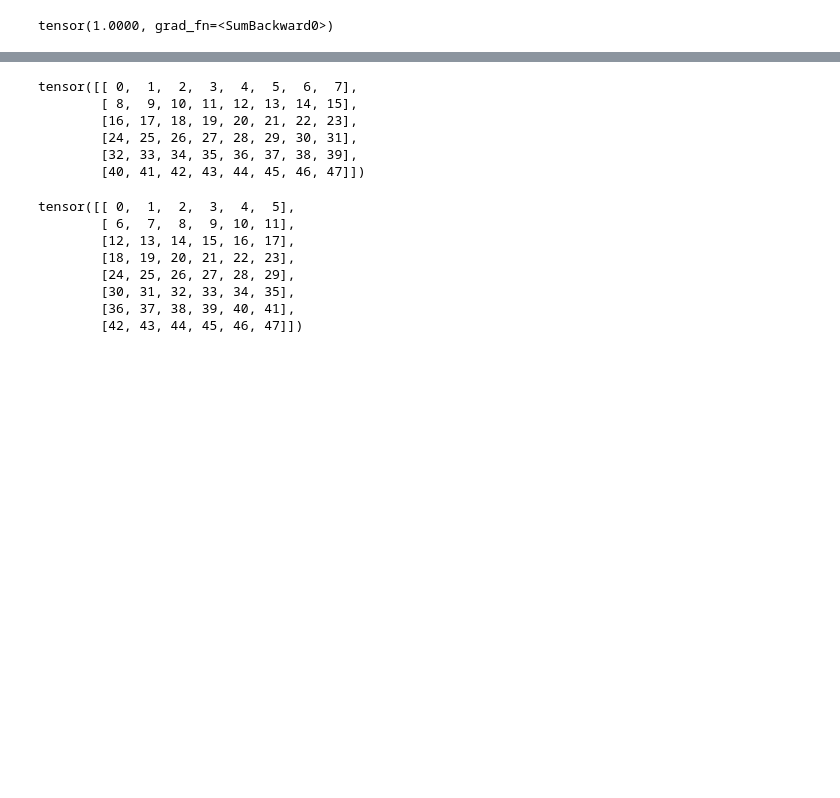
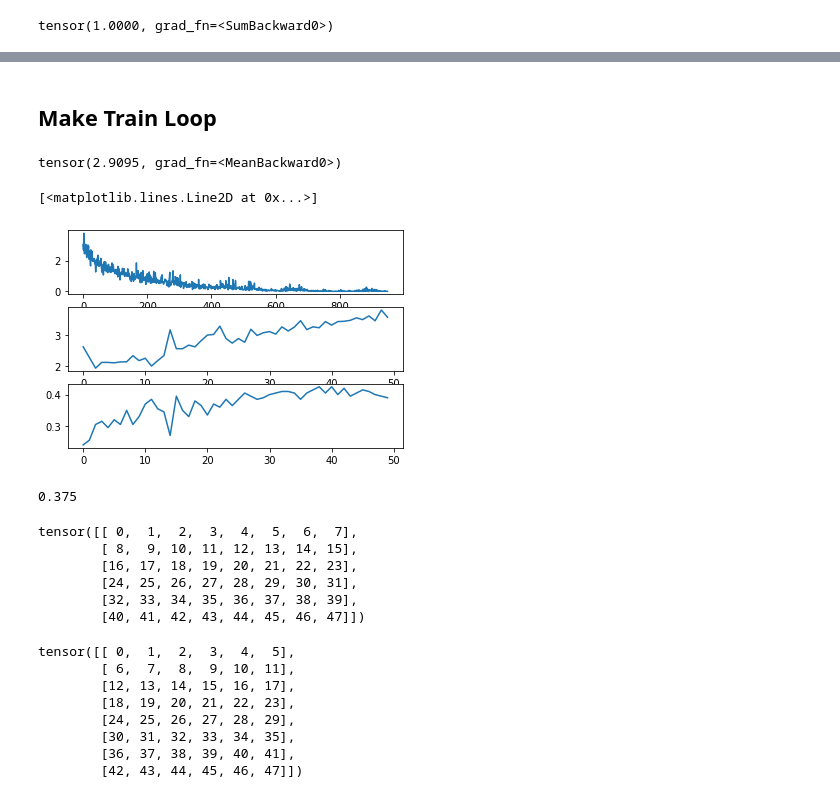
Before and after one commit to jdasam/ant5015-2022Spring, a Jupyter notebook: 4th week live coding.ipynb, the cells around one changed output, grey strips where cells are left out. Cells and saved outputs as stored; diff of their text form; code cells hidden in the pictures; blank space fills up the shorter version.

```diff
--- a/4th week live coding.ipynb
+++ b/4th week live coding.ipynb
@@ -296,10 +278,0 @@ tensor(2.9095, grad_fn=<MeanBackward0>)
-# %%
-def validate_model(model, data_loader, device):
-  val_loss = 0
-  with torch.no_grad():
-    for batch in data_loader:
-      audio, label = batch
-      prediction = model(audio.to(device))
-      loss = get_nll(prediction, label)
-      val_loss += loss.cpu().item() * len(label)
-  return val_loss / len(data_loader.dataset)
@@ -339,0 +294,2 @@ plt.plot(val_loss_record)
+# %% [markdown]
+## Make Train Loop
@@ -339,0 +300,9 @@ plt.plot(val_loss_record)
+# %%
+def get_nll(pred, target, eps=1e-6):
+  pred_value_for_correct_class = pred[torch.arange(len(target)), target]
+  nll_value = -torch.log(pred_value_for_correct_class + eps)
+  return torch.mean(nll_value)
+
+get_nll(out, label)
+# %% [output]
+tensor(2.9095, grad_fn=<MeanBackward0>)
@@ -339,0 +325,38 @@ plt.plot(val_loss_record)
+# %%
+from tqdm import tqdm
+
+device = 'cuda' # or 'cpu'
+model = GenreModel()
+optimizer = torch.optim.Adam(model.parameters(), lr=1e-3)
+model.to(device)
+
+num_epochs=50
+loss_record = []
+val_loss_record = []
+val_acc_record = []
+
+for epoch in tqdm(range(num_epochs)):
+  for batch in train_loader:
+    audio, label = batch
+    prediction = model(audio.to(device))
+    loss = get_nll(prediction, label)
+    loss.backward() # backprop and calculate gradient
+
+    optimizer.step() # update parameters
+    optimizer.zero_grad() # reset gradient
+    loss_record.append(loss.item())
+
+  val_loss, val_acc = validate_model(model, valid_loader, device=device)
+  val_loss_record.append(val_loss)
+  val_acc_record.append(val_acc)
+# %%
+import matplotlib.pyplot as plt
+plt.subplot(3,1,1)
+plt.plot(loss_record)
+plt.subplot(3,1,2)
+plt.plot(val_loss_record)
+plt.subplot(3,1,3)
+plt.plot(val_acc_record)
+# %% [output]
+[<matplotlib.lines.Line2D at 0x...>]
+[figure, added]
@@ -340,3 +366,7 @@ plt.plot(val_loss_record)
+# %%
+val_acc
+# %% [output]
+0.375
 # %%
 test = torch.arange(48).reshape(6,8)
 test
```
Also changed, not shown: parts of 37 cells of this notebook.
